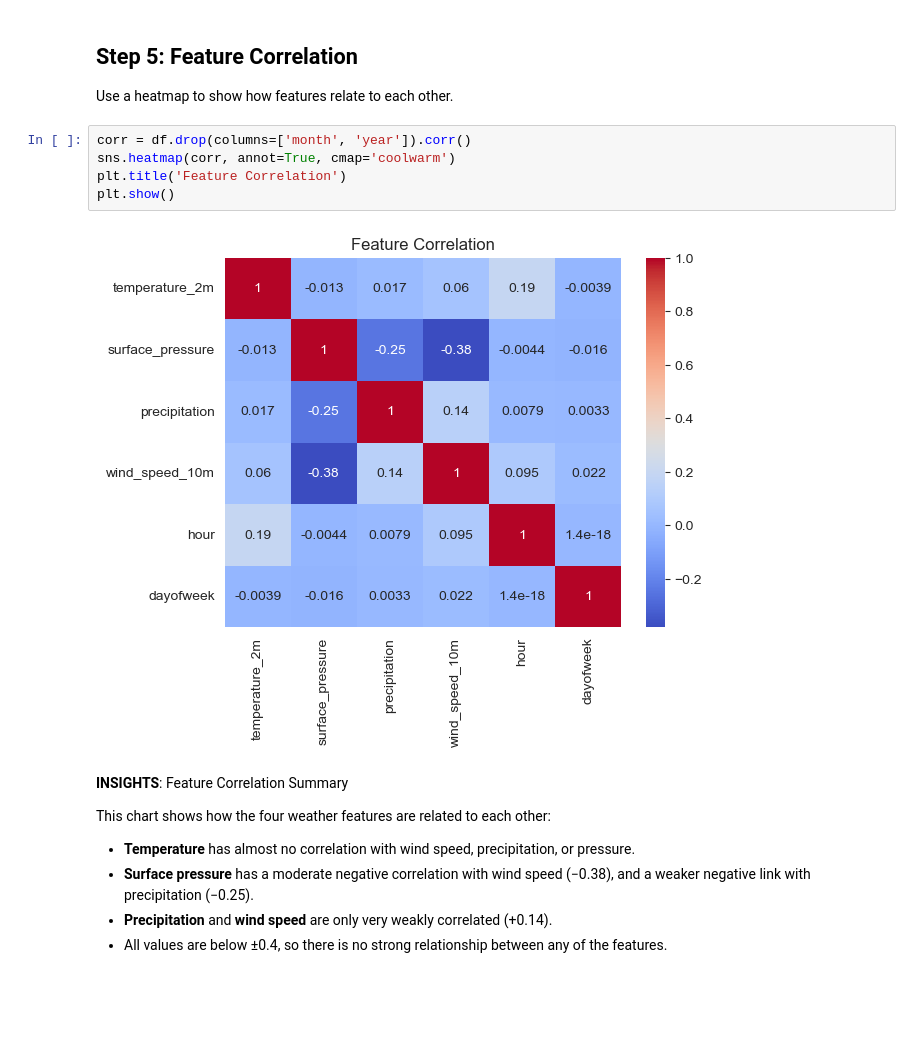
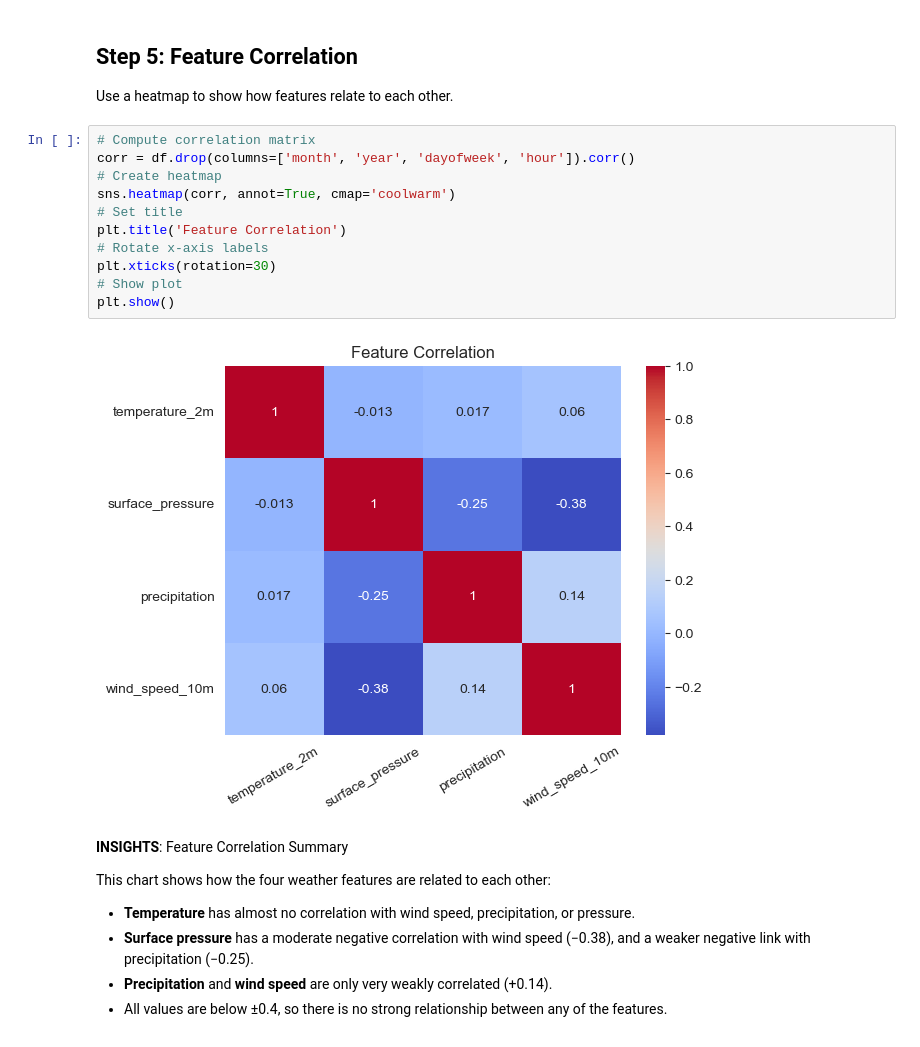
Before and after one commit to Jeremiah-Bachtin/comp1884-group6-weather-anomaly-detection-system, a Jupyter notebook: notebooks/notebook_jeremy_EDA.ipynb, the cells around one changed output. Cells and saved outputs as stored; diff of their text form; blank space fills up the shorter version.

```diff
--- a/notebooks/notebook_jeremy_EDA.ipynb
+++ b/notebooks/notebook_jeremy_EDA.ipynb
@@ -184,12 +191,18 @@ Hourly patterns are useful for feature engineering (e.g. `hour_sin`, `hour_cos`)
 ## Step 5: Feature Correlation
 Use a heatmap to show how features relate to each other.
 # %%
-corr = df.drop(columns=['month', 'year']).corr()
+# Compute correlation matrix
+corr = df.drop(columns=['month', 'year', 'dayofweek', 'hour']).corr()
+# Create heatmap
 sns.heatmap(corr, annot=True, cmap='coolwarm')
+# Set title
 plt.title('Feature Correlation')
+# Rotate x-axis labels
+plt.xticks(rotation=30)
+# Show plot
 plt.show()
 # %% [output]
-[figure, old version]
+[figure, new version]
 # %% [markdown]
 **INSIGHTS**: Feature Correlation Summary
 
```
Also changed, not shown: parts of 2 cells of this notebook.
